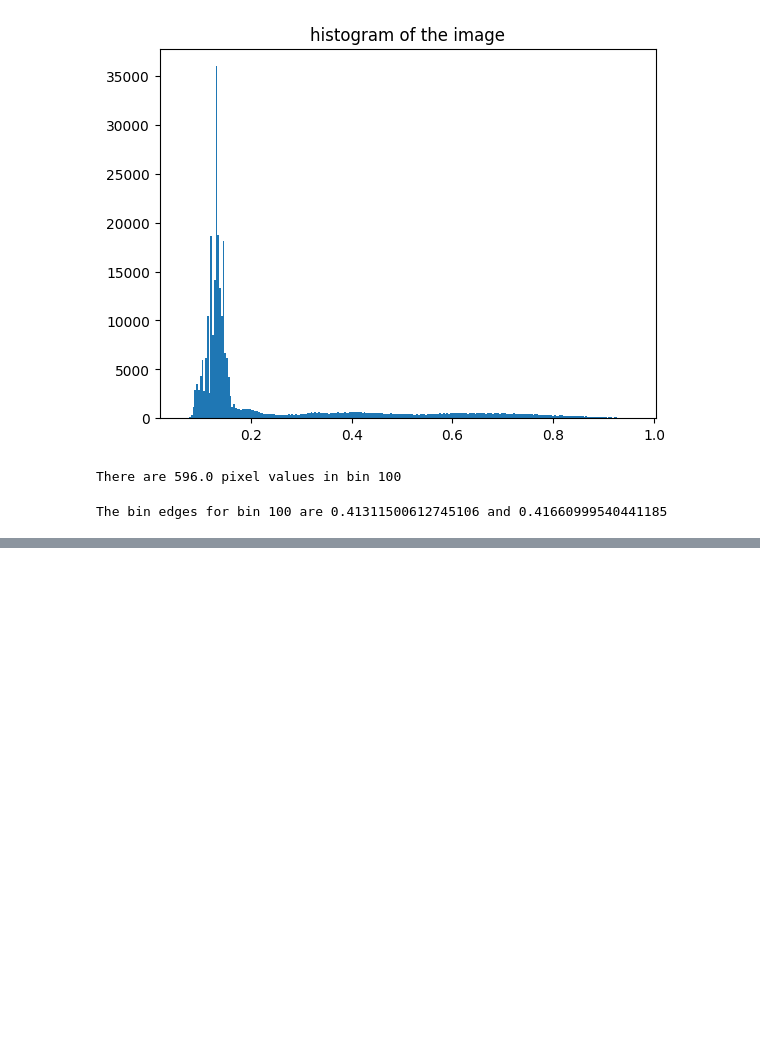
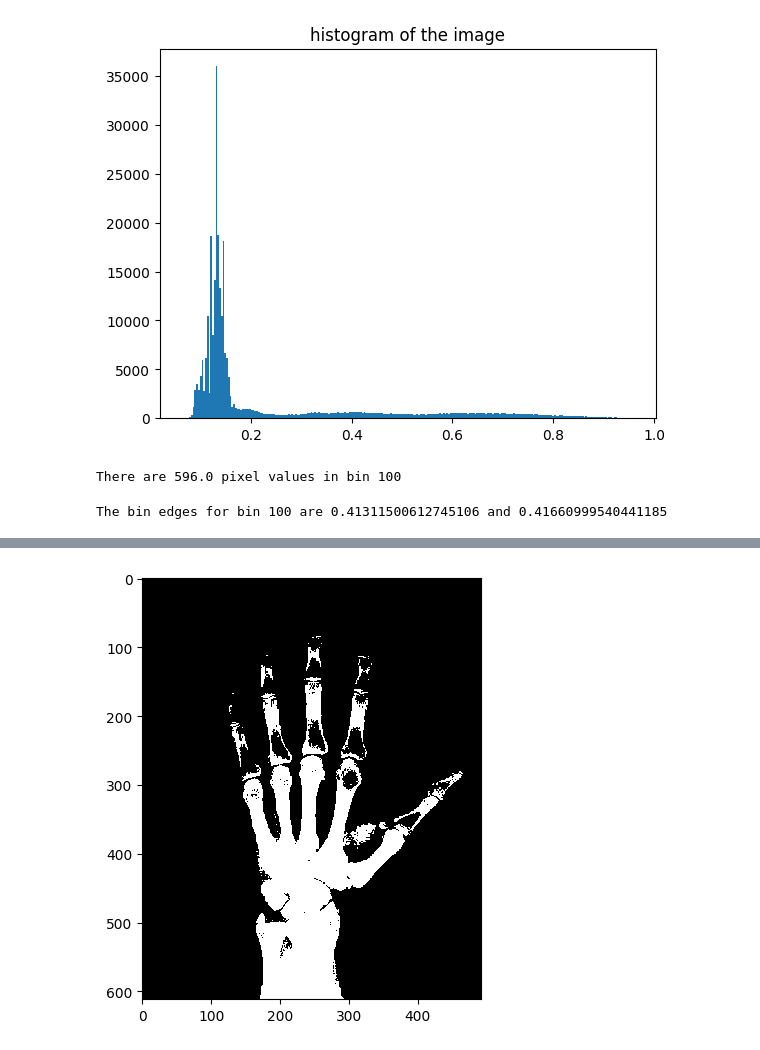
Before and after one commit to aarabhidtu/image_analysis_projects, a Jupyter notebook: introduction.ipynb, the cells around one changed output, grey strips where cells are left out. Drawn from its saved outputs; the diff is of its cells as text; code cells hidden in the pictures; blank space fills up the shorter version.

```diff
--- a/introduction.ipynb
+++ b/introduction.ipynb
@@ -76,0 +83,7 @@ The bin edges for bin 100 are 0.41311500612745106 and 0.41660999540441185
+# %%
+# masking is a binary image where the values are either 0 or 1
+mask=img_grey>0.5
+io.imshow(mask)
+io.show()
+# %% [output]
+[figure, added]
```
Also changed, not shown: parts of 12 cells of this notebook, 1 other file.
